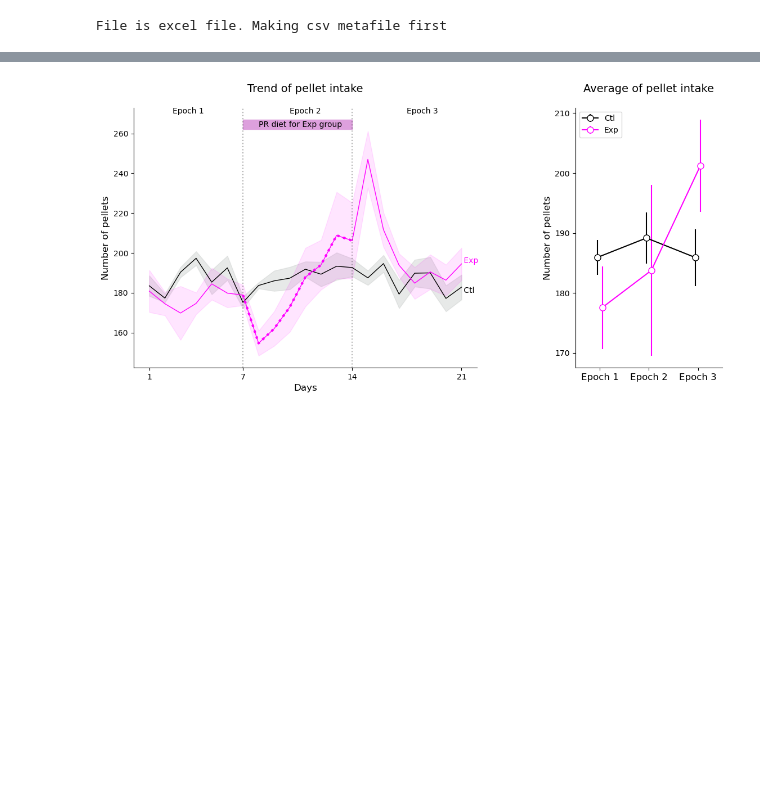
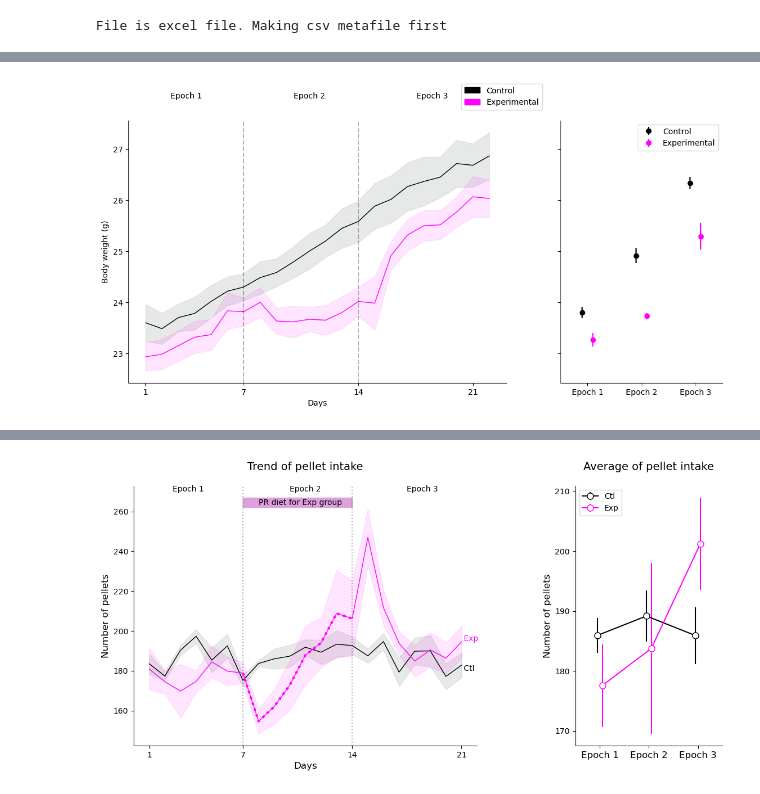
Before and after one commit to Htbibalan/FEDPROTEINPRO, a Jupyter notebook: notebooks/POSTER_EBBS_2023_V2_BOXPLOT(Ongoing)).ipynb, the cells around one changed output, grey strips where cells are left out. Drawn from its saved outputs; the diff is of its cells as text; code cells hidden in the pictures; blank space fills up the shorter version.

```diff
--- a/notebooks/POSTER_EBBS_2023_V2_BOXPLOT(Ongoing)).ipynb
+++ b/notebooks/POSTER_EBBS_2023_V2_BOXPLOT(Ongoing)).ipynb
@@ -72,3 +72,82 @@ for mouse in mice:
             ff_dict_all_epochs [mouse]["order"]= val["order"]
 
     ff_dict_all_epochs[mouse]["pellets"]=pd.concat(temp)
+# %%
+#gets bpdy weight data from the Metafile
+BW_DF=pd.read_excel(r"C:\Users\hta031\Github\FEDPROTEINPRO\METAFILE FEDXC DATA SHEETS.xls" ,sheet_name="METAFILE_BW" )
+
+#divide the mice in Ctl and Exp groups then exclude training and Epoch 4 from the data
+ctl=BW_DF.iloc[6:12]
+exp=BW_DF.iloc[0:6]
+ctl_E1_3=ctl.iloc[: , 3:25]
+exp_E1_3= exp.iloc[: , 3:25]
+
+
+########################################################
+f, [ax1,ax2] = plt.subplots(figsize=(13.5,6), ncols=2,
+                            sharey=False,
+                            gridspec_kw={"width_ratios":[0.7,0.3]})
+tp.shadedError(ax1,ctl_E1_3,linecolor=ctl_color)
+tp.shadedError(ax1,exp_E1_3,linecolor=exp_color, errorcolor= exp_color, alpha= 0.1, linewidth=1)
+
+#tp.shadedError(ax1,exp_pellets.T.iloc[: , 6:14],linecolor="orange", errorcolor= exp_color, alpha= 0, linewidth=1)
+
+
+
+
+######################################################################################
+ax1.set_ylabel("Body weight (g)", fontsize= 12)
+ax1.set_xlabel("Days")
+ax1.axvline(6,color="k",linestyle="--", alpha= 0.3)
+ax1.axvline(13,color="k",linestyle="--", alpha= 0.3)
+ax1.set_xticks([0,6,13,20],labels=["1","7","14","21"])
+ax1.text(2.5,28,"Epoch 1", ha="center")
+ax1.text(10,28,"Epoch 2", ha="center")
+ax1.text(17.5,28,"Epoch 3", ha="center")
+ax1.spines["top"].set_visible(False)
+ax1.spines["right"].set_visible(False)
+
+
+fed_cols = [ctl_color,exp_color]
+Ctl_patch = mpatches.Patch(color=fed_cols[0], label='Control')
+Exp_patch = mpatches.Patch(color=fed_cols[1], label='Experimental')
+ax1.legend(handles=[Ctl_patch, Exp_patch],
+             bbox_to_anchor=(0.67,1),
+             bbox_transform=f.transFigure)
+############################################################# #######################
+ctl_E1=ctl_E1_3.iloc[:,0:6].mean(axis=0)
+ctl_E2=ctl_E1_3.iloc[:,7:13].mean(axis=0)
+ctl_E3=ctl_E1_3.iloc[:,14:21].mean(axis=0)
+
+exp_E1=exp_E1_3.iloc[:,0:6].mean(axis=0)
+exp_E2=exp_E1_3.iloc[:,7:13].mean(axis=0)
+exp_E3=exp_E1_3.iloc[:,14:21].mean(axis=0)
+
+
+##################################################################################
+
+spacing=0.1
+ax2.errorbar([1-spacing,2-spacing,3-spacing],[ctl_E1.mean(), ctl_E2.mean(), ctl_E3.mean()],
+             yerr=[ctl_E1.sem(), ctl_E2.sem(), ctl_E3.sem()],
+            marker="o",
+            linestyle="",
+            color=ctl_color,
+             label="Control")
+
+ax2.errorbar([1+spacing,2+spacing,3+spacing],[exp_E1.mean(), exp_E2.mean(), exp_E3.mean()],
+             yerr=[exp_E1.sem(), exp_E2.sem(), exp_E3.sem()],
+            marker="o",
+            linestyle="",
+            color=exp_color,
+            label="Experimental")
+
+ax2.set_xticks([1,2,3],labels=["Epoch 1", "Epoch 2", "Epoch 3"])
+ax2.set_xlim([0.5,3.5])
+
+ax2.spines["top"].set_visible(False)
+ax2.spines["right"].set_visible(False)
+ax2.legend()
+
+
+#f.savefig(fig_folder + "bodyweight_trend.png")
+# %% [output]
@@ -74,0 +155 @@ for mouse in mice:
+[figure, added]
```
Also changed, not shown: parts of 8 cells of this notebook.
